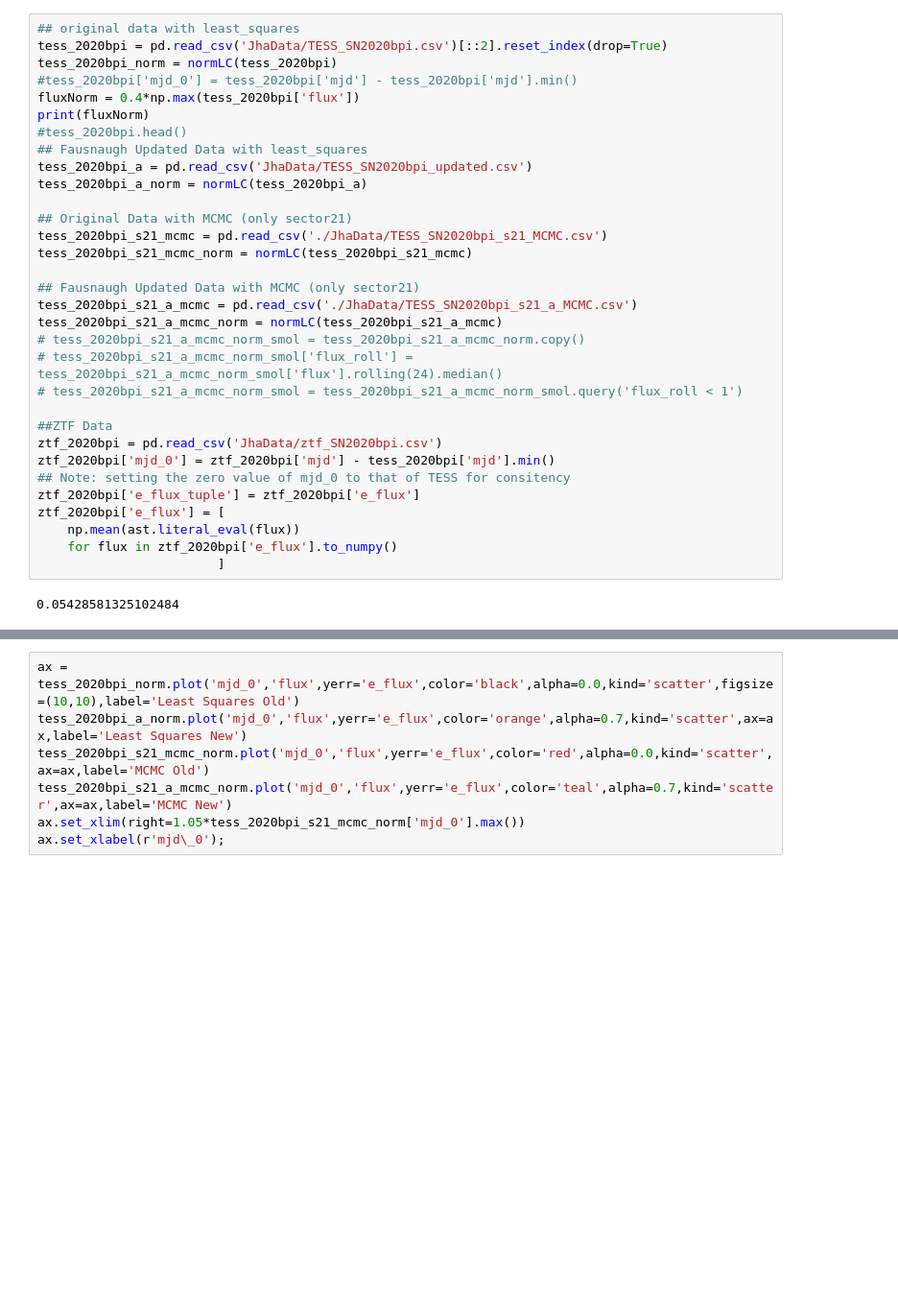
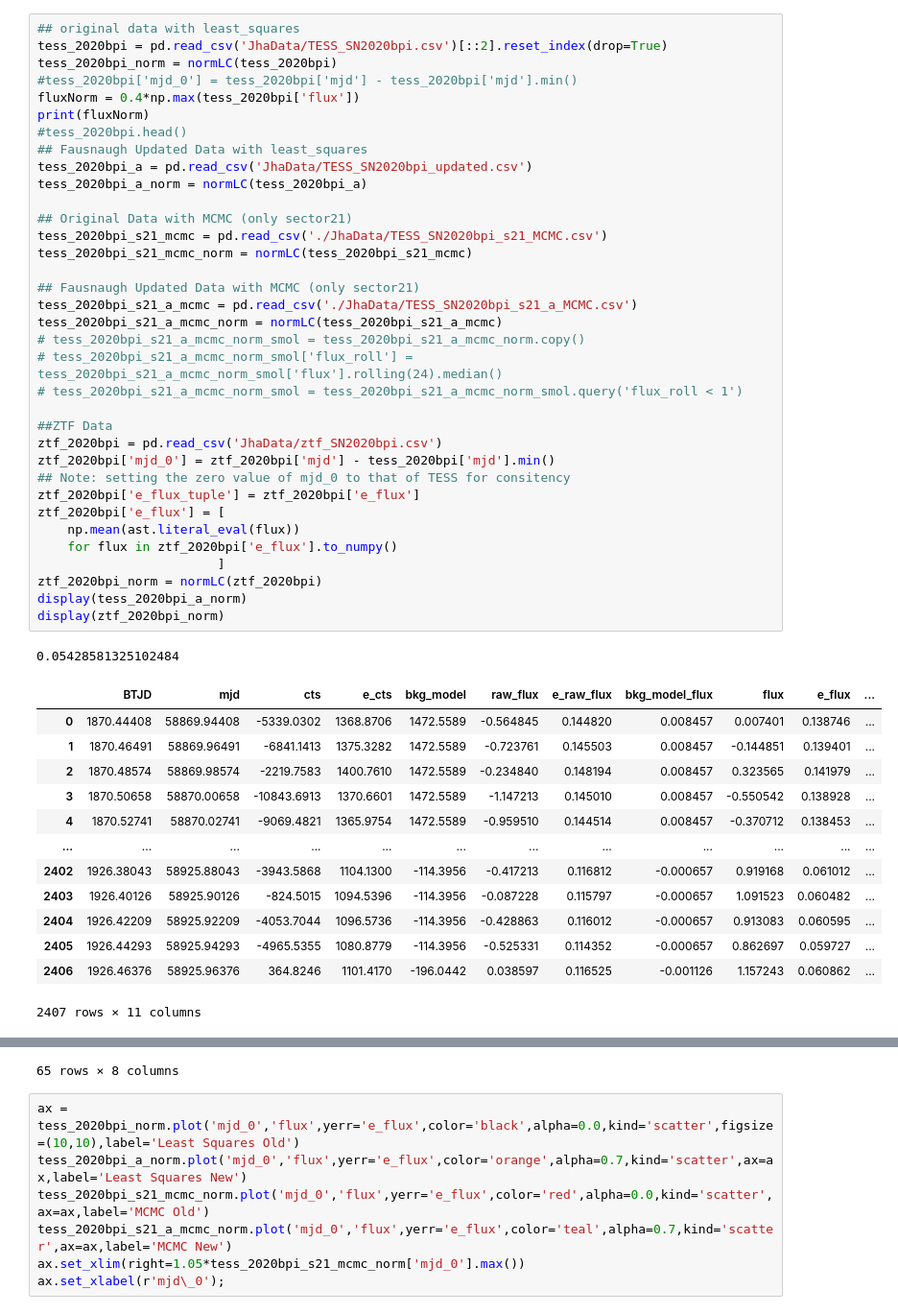
Before and after one commit to tylerbarna/BarnaSeniorHonorsThesis, a Jupyter notebook: sn2020bpi lightcurve modeling.ipynb, the cells around one changed output, grey strips where cells are left out. Shown at 96% size. Drawn from its saved outputs; the diff is of its cells as text; blank space fills up the shorter version.

```diff
--- a/sn2020bpi lightcurve modeling.ipynb
+++ b/sn2020bpi lightcurve modeling.ipynb
@@ -34,30 +35,46 @@ tess_2020bpi_norm = normLC(tess_2020bpi)
 #tess_2020bpi['mjd_0'] = tess_2020bpi['mjd'] - tess_2020bpi['mjd'].min()
 fluxNorm = 0.4*np.max(tess_2020bpi['flux'])
 print(fluxNorm)
 #tess_2020bpi.head()
 ## Fausnaugh Updated Data with least_squares
 tess_2020bpi_a = pd.read_csv('JhaData/TESS_SN2020bpi_updated.csv')
 tess_2020bpi_a_norm = normLC(tess_2020bpi_a)
 
 ## Original Data with MCMC (only sector21)
 tess_2020bpi_s21_mcmc = pd.read_csv('./JhaData/TESS_SN2020bpi_s21_MCMC.csv')
 tess_2020bpi_s21_mcmc_norm = normLC(tess_2020bpi_s21_mcmc)
 
 ## Fausnaugh Updated Data with MCMC (only sector21)
 tess_2020bpi_s21_a_mcmc = pd.read_csv('./JhaData/TESS_SN2020bpi_s21_a_MCMC.csv')
 tess_2020bpi_s21_a_mcmc_norm = normLC(tess_2020bpi_s21_a_mcmc)
 # tess_2020bpi_s21_a_mcmc_norm_smol = tess_2020bpi_s21_a_mcmc_norm.copy()
 # tess_2020bpi_s21_a_mcmc_norm_smol['flux_roll'] = tess_2020bpi_s21_a_mcmc_norm_smol['flux'].rolling(24).median()
 # tess_2020bpi_s21_a_mcmc_norm_smol = tess_2020bpi_s21_a_mcmc_norm_smol.query('flux_roll < 1')
 
 ##ZTF Data
 ztf_2020bpi = pd.read_csv('JhaData/ztf_SN2020bpi.csv')
 ztf_2020bpi['mjd_0'] = ztf_2020bpi['mjd'] - tess_2020bpi['mjd'].min()
 ## Note: setting the zero value of mjd_0 to that of TESS for consitency
 ztf_2020bpi['e_flux_tuple'] = ztf_2020bpi['e_flux']
 ztf_2020bpi['e_flux'] = [
     np.mean(ast.literal_eval(flux))
     for flux in ztf_2020bpi['e_flux'].to_numpy()
                         ]
+ztf_2020bpi_norm = normLC(ztf_2020bpi)
+display(tess_2020bpi_a_norm)
+display(ztf_2020bpi_norm)
 # %% [output]
 0.05428581325102484
+|  | BTJD | mjd | cts | e_cts | bkg_model | raw_flux | e_raw_flux | bkg_model_flux | flux | e_flux | ... |
+| 0 | 1870.44408 | 58869.94408 | -5339.0302 | 1368.8706 | 1472.5589 | -0.564845 | 0.144820 | 0.008457 | 0.007401 | 0.138746 | ... |
+| 1 | 1870.46491 | 58869.96491 | -6841.1413 | 1375.3282 | 1472.5589 | -0.723761 | 0.145503 | 0.008457 | -0.144851 | 0.139401 | ... |
+| 2 | 1870.48574 | 58869.98574 | -2219.7583 | 1400.7610 | 1472.5589 | -0.234840 | 0.148194 | 0.008457 | 0.323565 | 0.141979 | ... |
+| 3 | 1870.50658 | 58870.00658 | -10843.6913 | 1370.6601 | 1472.5589 | -1.147213 | 0.145010 | 0.008457 | -0.550542 | 0.138928 | ... |
+| 4 | 1870.52741 | 58870.02741 | -9069.4821 | 1365.9754 | 1472.5589 | -0.959510 | 0.144514 | 0.008457 | -0.370712 | 0.138453 | ... |
+| ... | ... | ... | ... | ... | ... | ... | ... | ... | ... | ... | ... |
+| 2402 | 1926.38043 | 58925.88043 | -3943.5868 | 1104.1300 | -114.3956 | -0.417213 | 0.116812 | -0.000657 | 0.919168 | 0.061012 | ... |
+| 2403 | 1926.40126 | 58925.90126 | -824.5015 | 1094.5396 | -114.3956 | -0.087228 | 0.115797 | -0.000657 | 1.091523 | 0.060482 | ... |
+| 2404 | 1926.42209 | 58925.92209 | -4053.7044 | 1096.5736 | -114.3956 | -0.428863 | 0.116012 | -0.000657 | 0.913083 | 0.060595 | ... |
+| 2405 | 1926.44293 | 58925.94293 | -4965.5355 | 1080.8779 | -114.3956 | -0.525331 | 0.114352 | -0.000657 | 0.862697 | 0.059727 | ... |
+| 2406 | 1926.46376 | 58925.96376 | 364.8246 | 1101.4170 | -196.0442 | 0.038597 | 0.116525 | -0.001126 | 1.157243 | 0.060862 | ... |
+2407 rows × 11 columns
@@ -64,3 +93,4 @@ ztf_2020bpi['e_flux'] = [
+65 rows × 8 columns
 # %%
 ax = tess_2020bpi_norm.plot('mjd_0','flux',yerr='e_flux',color='black',alpha=0.0,kind='scatter',figsize=(10,10),label='Least Squares Old')
 tess_2020bpi_a_norm.plot('mjd_0','flux',yerr='e_flux',color='orange',alpha=0.7,kind='scatter',ax=ax,label='Least Squares New')
```
Also changed, not shown: parts of 12 cells of this notebook, 37 other files.
